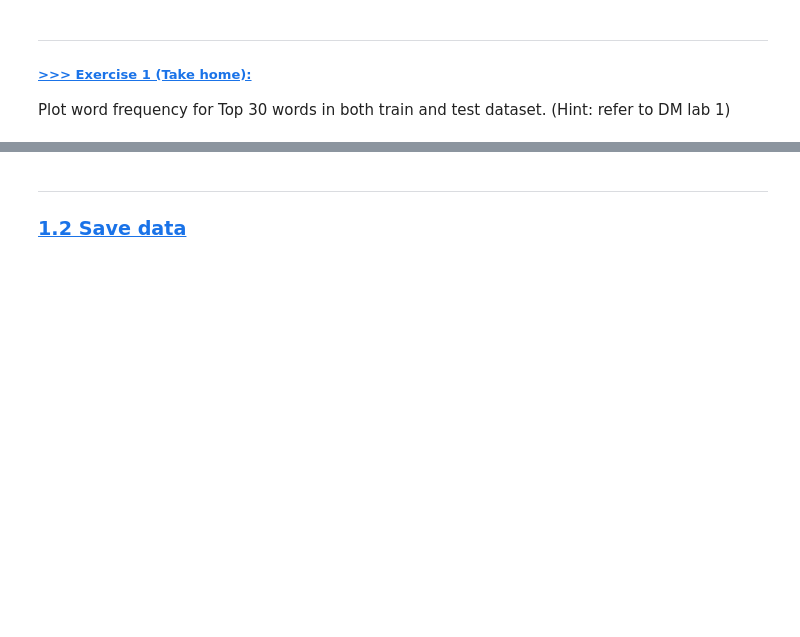
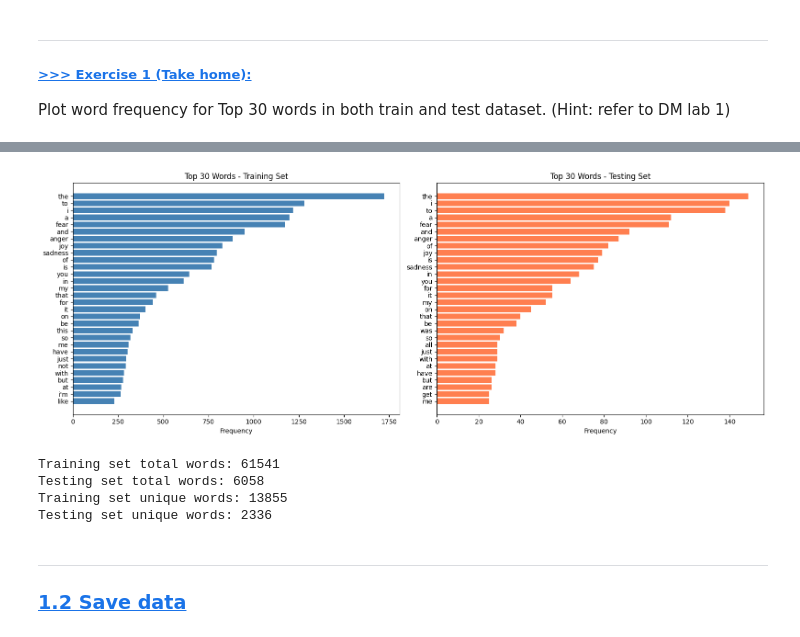
Before and after one commit to Erichub17/DM2025-Lab2-Exercise, a Jupyter notebook: DM2025-Lab2-Master-Phase_1.ipynb, the cells around one changed output, grey strips where cells are left out. Saved outputs shown, nothing was run; the diff lists cells and outputs as text; code cells hidden in the pictures; blank space fills up the shorter version.

```diff
--- a/DM2025-Lab2-Master-Phase_1.ipynb
+++ b/DM2025-Lab2-Master-Phase_1.ipynb
@@ -217,3 +295,58 @@ Name: proportion, dtype: object
+# %%
+# Answer here
+import matplotlib.pyplot as plt
+from collections import Counter
+
+# 合併所有文本欄位
+train_text = ' '.join(train_df['text'].astype(str) + ' ' + train_df['emotion'].astype(str))
+test_text = ' '.join(test_df['text'].astype(str) + ' ' + test_df['emotion'].astype(str))
+
+# 分詞並計數
+train_words = train_text.lower().split()
+test_words = test_text.lower().split()
+
+train_counter = Counter(train_words)
+test_counter = Counter(test_words)
+
+# 取前 30 個高頻詞
+top30_train = train_counter.most_common(30)
+top30_test = test_counter.most_common(30)
+
+# 繪製雙子圖
+fig, axes = plt.subplots(1, 2, figsize=(16, 6))
+
+# 訓練集
+words_train, counts_train = zip(*top30_train)
+axes[0].barh(range(30), counts_train, color='steelblue')
+axes[0].set_yticks(range(30))
+axes[0].set_yticklabels(words_train)
+axes[0].invert_yaxis()
+axes[0].set_xlabel('Frequency')
+axes[0].set_title('Top 30 Words - Training Set')
+
+# 測試集
+words_test, counts_test = zip(*top30_test)
+axes[1].barh(range(30), counts_test, color='coral')
+axes[1].set_yticks(range(30))
+axes[1].set_yticklabels(words_test)
+axes[1].invert_yaxis()
+axes[1].set_xlabel('Frequency')
+axes[1].set_title('Top 30 Words - Testing Set')
+
+plt.tight_layout()
+plt.show()
+
+# 輸出統計
+print(f"Training set total words: {len(train_words)}")
+print(f"Testing set total words: {len(test_words)}")
+print(f"Training set unique words: {len(train_counter)}")
+print(f"Testing set unique words: {len(test_counter)}")
+# %% [output]
+[figure, added]
+Training set total words: 61541
+Testing set total words: 6058
+Training set unique words: 13855
+Testing set unique words: 2336
 # %% [markdown]
 ---
 ### <a id='toc1_5_2_'></a>[**1.2 Save data**](#toc0_)
```
Also changed, not shown: parts of 73 cells of this notebook.
